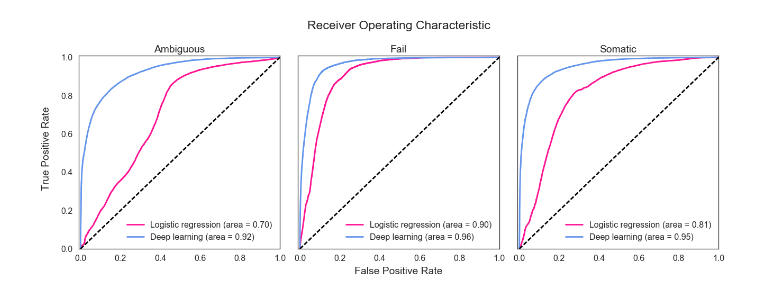
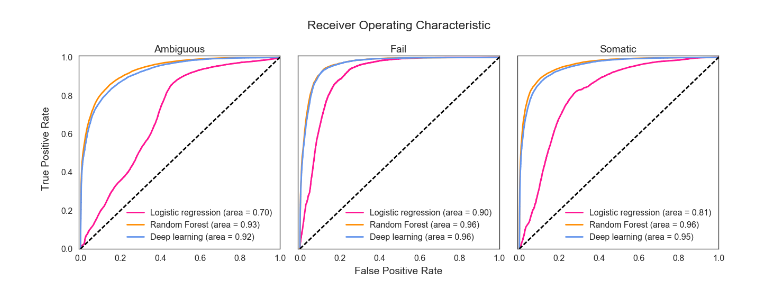
Before and after one commit to griffithlab/DeepSVR, a Jupyter notebook: notebooks/Model evaluation figures.ipynb, the cells around one changed output. Cells and saved outputs as stored; diff of their text form; code cells hidden in the pictures.

```diff
--- a/notebooks/Model evaluation figures.ipynb
+++ b/notebooks/Model evaluation figures.ipynb
@@ -24,6 +24,8 @@ Y = pd.get_dummies(three_class.call).astype(float).values
 threeclass_relu_probs = np.load('../data/deep_learning/threeclass_relu_probs.npy')
 # %%
 logr_probs = np.load('../data/log_reg/threeclass_relu_probs.npy')
+# %%
+forest = np.load('../data/random_forest/100estimators.npy')
 # %%
 n_classes = Y.shape[1]
 class_lookup = {0: 'Ambiguous', 1: 'Fail', 2: 'Somatic'}
@@ -32,31 +34,38 @@ dl_tpr = dict()
 dl_roc_auc = dict()
 lr_fpr = dict()
 lr_tpr = dict()
 lr_roc_auc = dict()
+rf_fpr = dict()
+rf_tpr = dict()
+rf_roc_auc = dict()
 colors = cycle(['aqua', 'darkorange', 'cornflowerblue', 'deeppink'])
 fig, axes = plt.subplots(1, 3, sharex='col', sharey='row', figsize=(21, 7))
 fig.suptitle('Receiver Operating Characteristic')
 ax_array = axes.flatten()
 for i, color in zip(range(n_classes), colors):
     lr_fpr[i], lr_tpr[i], _ = metrics.roc_curve(Y[:, i], logr_probs[:, i])
     lr_roc_auc[i] = metrics.auc(lr_fpr[i], lr_tpr[i])
     ax_array[i].plot(lr_fpr[i], lr_tpr[i], color='deeppink', label='Logistic regression'
              ' (area = {0:0.2f})'.format(lr_roc_auc[i]))
+    rf_fpr[i], rf_tpr[i], _ = metrics.roc_curve(Y[:, i], forest[:, i])
+    rf_roc_auc[i] = metrics.auc(rf_fpr[i], rf_tpr[i])
+    ax_array[i].plot(rf_fpr[i], rf_tpr[i], color='darkorange', label='Random Forest'
+             ' (area = {0:0.2f})'.format(rf_roc_auc[i]))
     dl_fpr[i], dl_tpr[i], _ = metrics.roc_curve(Y[:, i], threeclass_relu_probs[:, i])
     dl_roc_auc[i] = metrics.auc(dl_fpr[i], dl_tpr[i])
     ax_array[i].plot(dl_fpr[i], dl_tpr[i], color='cornflowerblue', label='Deep learning'
              ' (area = {0:0.2f})'.format(dl_roc_auc[i]))
     ax_array[i].set_title(class_lookup[i])
     ax_array[i].plot([0, 1], [0, 1], 'k--')
     ax_array[i].legend(loc="lower right")
     ax_array[i].set_xlim([-0.01, 1.0])
     ax_array[i].set_ylim([0.0, 1.01])
 # ax.xlabel('False Positive Rate')
 # ax.ylabel('True Positive Rate')
 fig.text(0.5, 0.04, 'False Positive Rate', ha='center', va='center')
 fig.text(0.06, 0.5, 'True Positive Rate', ha='center', va='center', rotation='vertical')
 
 plt.subplots_adjust(left=0.1, top=.85, wspace=.09)
 plt.show()
 # %% [output]
-[figure, old version]
+[figure, new version]
```
Also changed, not shown: 4 other files.
